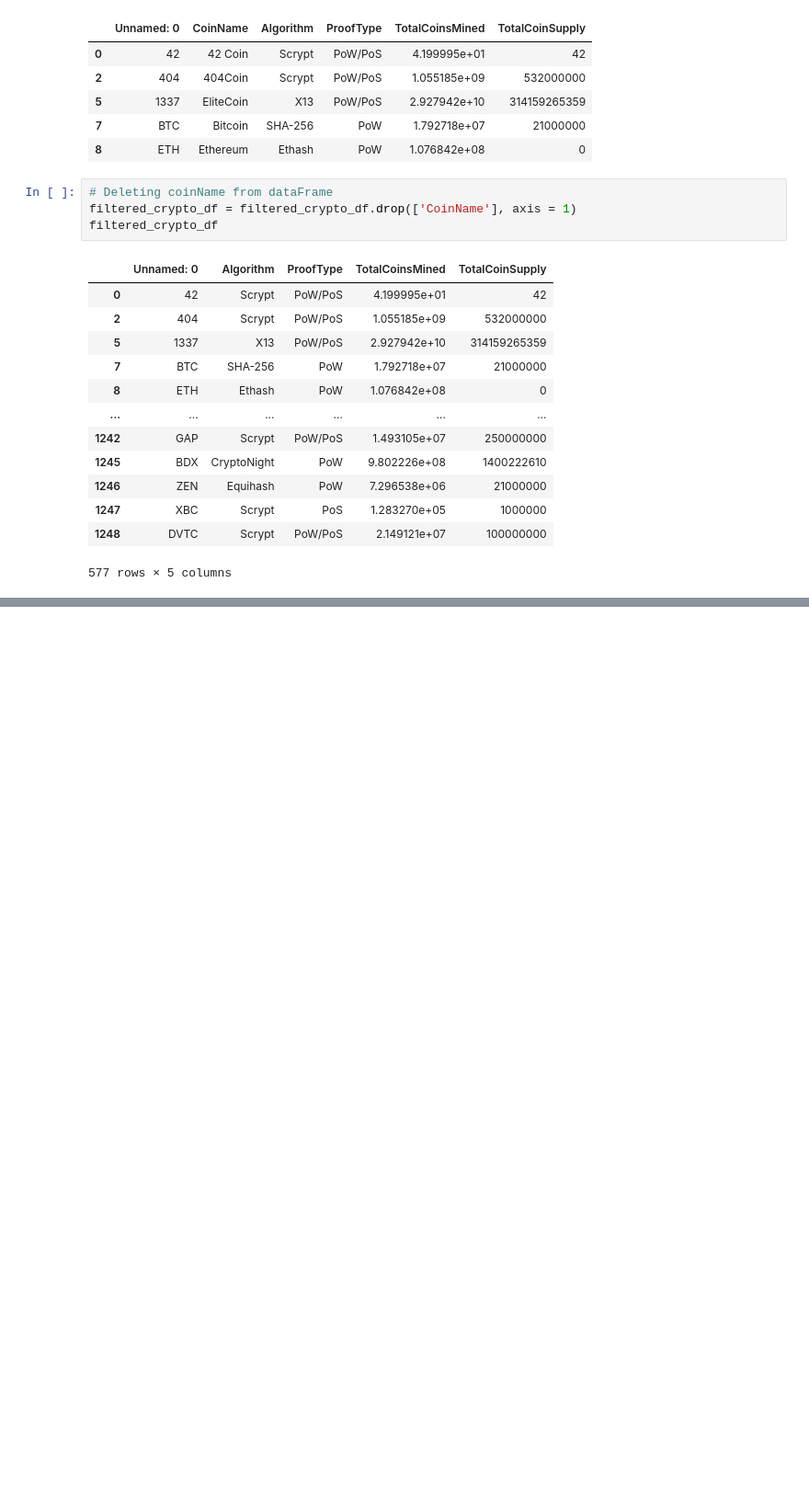
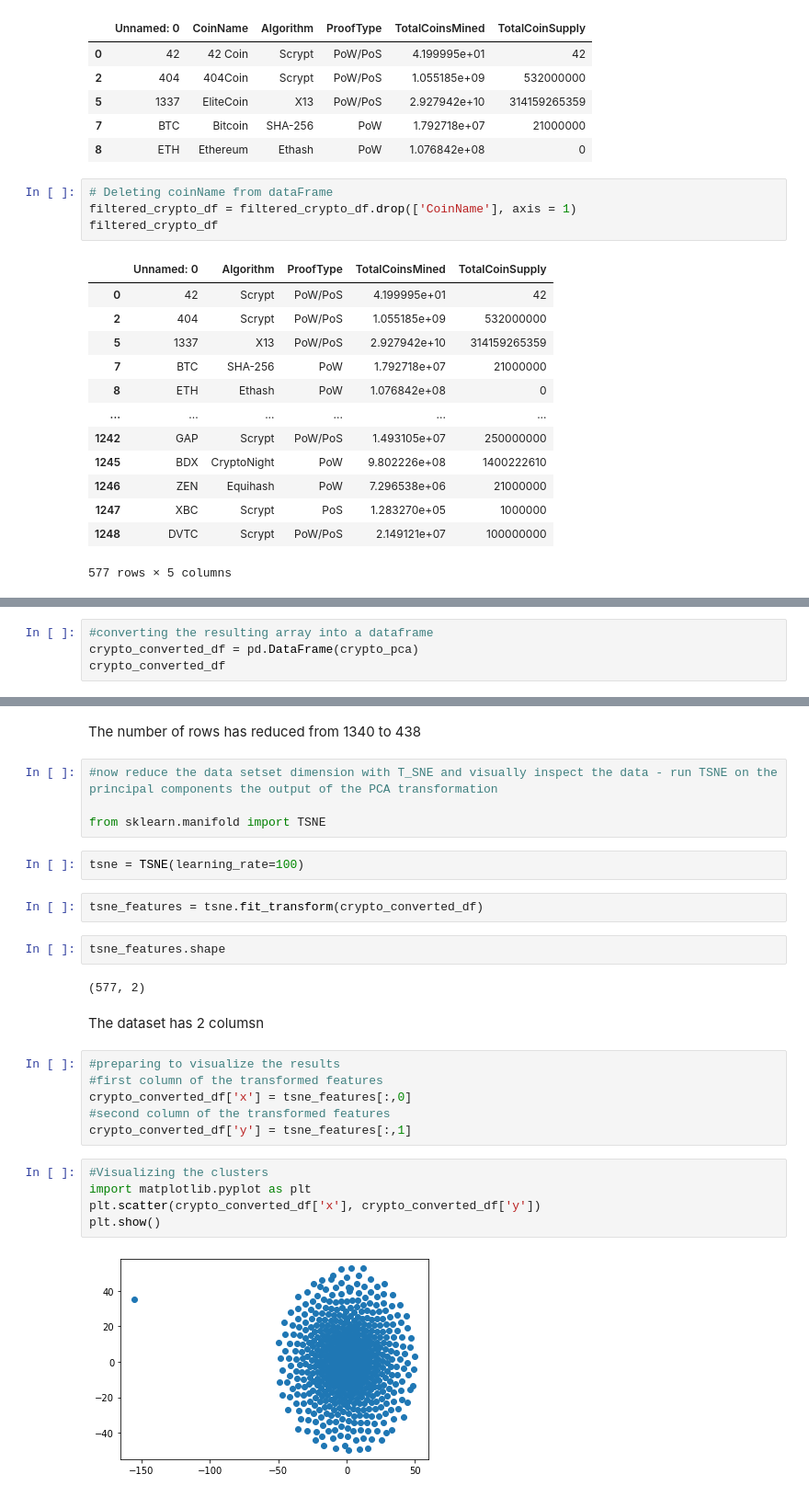
Before and after one commit to couma-dev/Unsupervised-Machine-Learning-Challenge, a Jupyter notebook: Unsupervised-Learning.ipynb, the cells around one changed output, grey strips where cells are left out. Shown at 92% size. Saved outputs shown, nothing was run; the diff lists cells and outputs as text; blank space fills up the shorter version.

```diff
--- a/Unsupervised-Learning.ipynb
+++ b/Unsupervised-Learning.ipynb
@@ -112,0 +158,4 @@ df_dummies
+# %%
+#converting the resulting array into a dataframe
+crypto_converted_df = pd.DataFrame(crypto_pca)
+crypto_converted_df
@@ -112,0 +176,29 @@ df_dummies
+# %% [markdown]
+The number of rows has reduced from 1340 to 438
+# %%
+#now reduce the data setset dimension with T_SNE and visually inspect the data - run TSNE on the principal components the output of the PCA transformation
+
+from sklearn.manifold import TSNE
+# %%
+tsne = TSNE(learning_rate=100)
+# %%
+tsne_features = tsne.fit_transform(crypto_converted_df)
+# %%
+tsne_features.shape
+# %% [output]
+(577, 2)
+# %% [markdown]
+The dataset has 2 columsn
+# %%
+#preparing to visualize the results
+#first column of the transformed features
+crypto_converted_df['x'] = tsne_features[:,0]
+#second column of the transformed features
+crypto_converted_df['y'] = tsne_features[:,1]
+# %%
+#Visualizing the clusters
+import matplotlib.pyplot as plt
+plt.scatter(crypto_converted_df['x'], crypto_converted_df['y'])
+plt.show()
+# %% [output]
+[figure, added]
```
Also changed, not shown: parts of 11 cells of this notebook.
